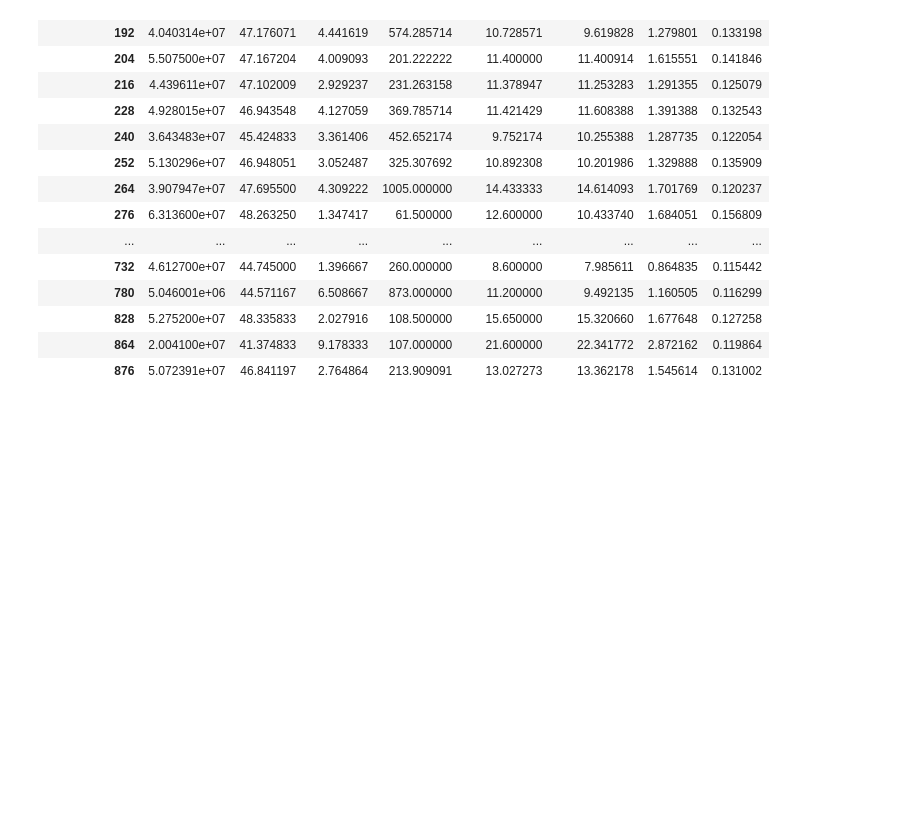
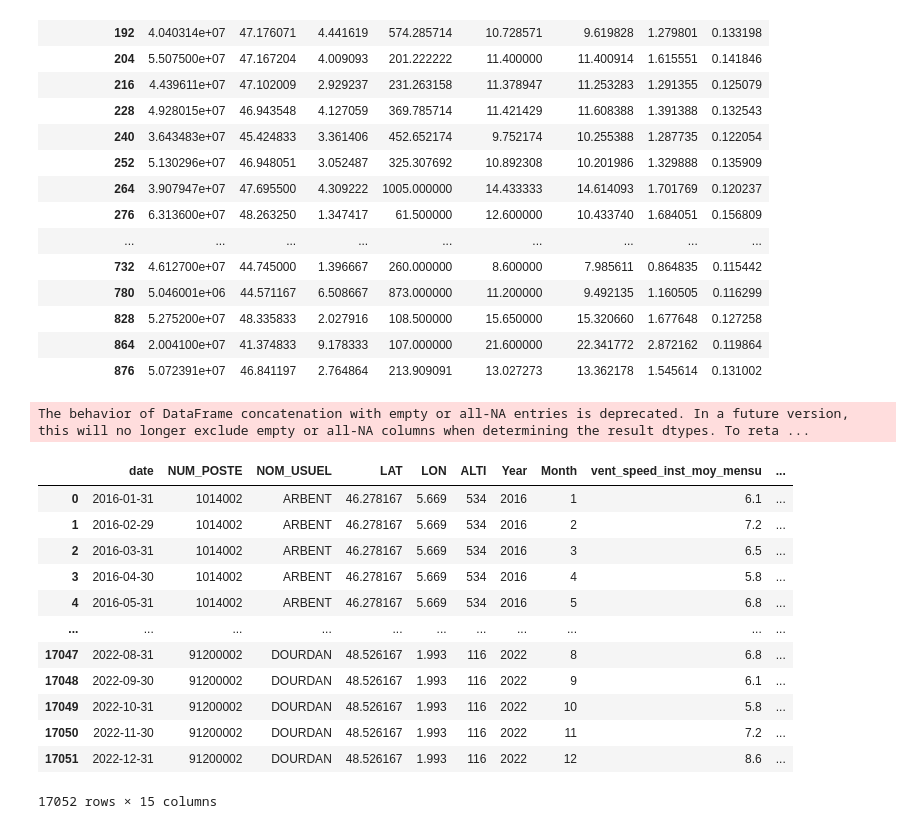
Before and after one commit to tristanGIANDO/jedha_final_project, a Jupyter notebook: jedha_final_project/modeles/baseline_168.ipynb, the cells around one changed output. Drawn from its saved outputs; the diff is of its cells as text; code cells hidden in the pictures; blank space fills up the shorter version.

```diff
--- a/jedha_final_project/modeles/baseline_168.ipynb
+++ b/jedha_final_project/modeles/baseline_168.ipynb
@@ -550,3 +548,28 @@ MAPE_by_month
 | 876 | 5.072391e+07 | 46.841197 | 2.764864 | 213.909091 | 13.027273 | 13.362178 | 1.545614 | 0.131002 |
 # %%
 px.line(MAPE_by_month, x=MAPE_by_month.index, y="MAPE")
+# %%
+df_stat = dict_stations[stations[0]][1].reset_index()
+# %%
+df_stat_tot = pd.DataFrame(columns=df_stat.columns)
+for key,value in dict_stations.items():
+    df_stat = value[1].reset_index()
+    df_stat_tot = pd.concat([df_stat_tot,df_stat], ignore_index=True)
+# %% [output]
+The behavior of DataFrame concatenation with empty or all-NA entries is deprecated. In a future version, this will no longer exclude empty or all-NA columns when determining the result dtypes. To reta ...
+# %%
+df_stat_tot
+# %% [output]
+|  | date | NUM_POSTE | NOM_USUEL | LAT | LON | ALTI | Year | Month | vent_speed_inst_moy_mensu | ... |
+| 0 | 2016-01-31 | 1014002 | ARBENT | 46.278167 | 5.669 | 534 | 2016 | 1 | 6.1 | ... |
+| 1 | 2016-02-29 | 1014002 | ARBENT | 46.278167 | 5.669 | 534 | 2016 | 2 | 7.2 | ... |
+| 2 | 2016-03-31 | 1014002 | ARBENT | 46.278167 | 5.669 | 534 | 2016 | 3 | 6.5 | ... |
+| 3 | 2016-04-30 | 1014002 | ARBENT | 46.278167 | 5.669 | 534 | 2016 | 4 | 5.8 | ... |
+| 4 | 2016-05-31 | 1014002 | ARBENT | 46.278167 | 5.669 | 534 | 2016 | 5 | 6.8 | ... |
+| ... | ... | ... | ... | ... | ... | ... | ... | ... | ... | ... |
+| 17047 | 2022-08-31 | 91200002 | DOURDAN | 48.526167 | 1.993 | 116 | 2022 | 8 | 6.8 | ... |
+| 17048 | 2022-09-30 | 91200002 | DOURDAN | 48.526167 | 1.993 | 116 | 2022 | 9 | 6.1 | ... |
+| 17049 | 2022-10-31 | 91200002 | DOURDAN | 48.526167 | 1.993 | 116 | 2022 | 10 | 5.8 | ... |
+| 17050 | 2022-11-30 | 91200002 | DOURDAN | 48.526167 | 1.993 | 116 | 2022 | 11 | 7.2 | ... |
+| 17051 | 2022-12-31 | 91200002 | DOURDAN | 48.526167 | 1.993 | 116 | 2022 | 12 | 8.6 | ... |
+17052 rows × 15 columns
```
Also changed, not shown: parts of 3 cells of this notebook.
